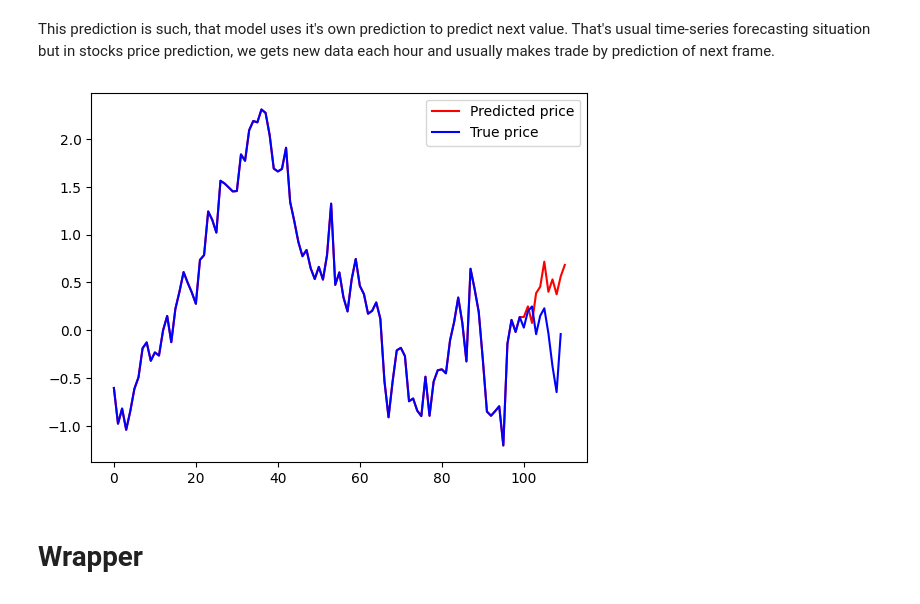
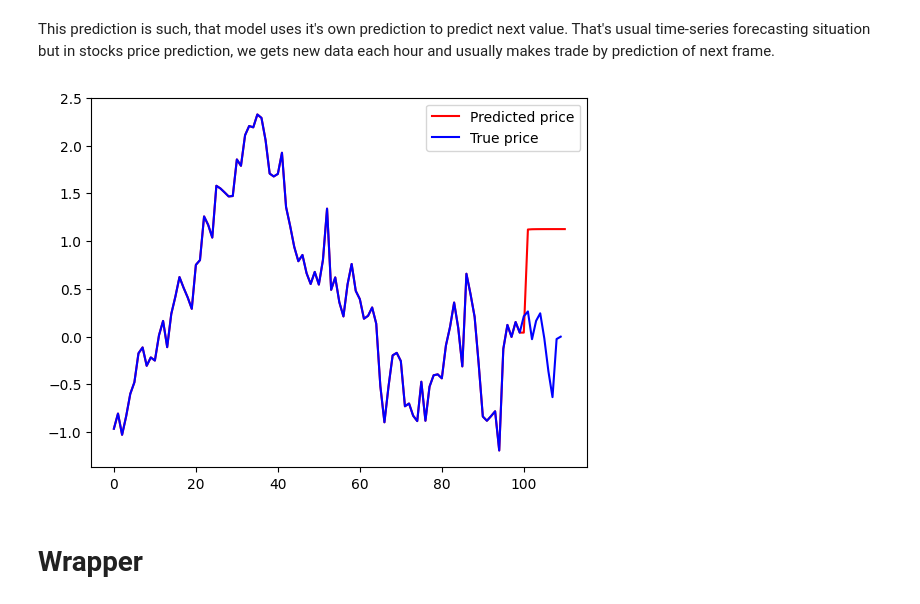
Before and after one commit to r-vvch/DMLS_2022_stocks, a Jupyter notebook: SimpleTransformer.ipynb, the cells around one changed output. Drawn from its saved outputs; the diff is of its cells as text; code cells hidden in the pictures.

Commit message:
mlflow predict finally works. Minor improvements

```diff
--- a/SimpleTransformer.ipynb
+++ b/SimpleTransformer.ipynb
@@ -433,5 +435,7 @@ mlflow.end_run()
 # %% [markdown]
 We want to predict and visualise 10 bars (frames), and compare it with genuine values.
+# %%
+model = model.eval()
 # %% [markdown]
 This prediction is such, that at each given step, model uses true data trg (second argument) instead of each predictions. That's more realistic way to use stocks data market prediction
 # %%
@@ -443,6 +447,19 @@ trg = src[-1, 3]
 src = src.unsqueeze(0).to(device=DEVICE)
 trg = trg.unsqueeze(0).unsqueeze(0).unsqueeze(0).to(device=DEVICE)
 for _ in range(1, 11):
-    pred = model.predict(src, rolling_row_target[:, :_, :])[-1, 0, 0]
+    pred = model.inner_forward(src, rolling_row_target[:, :_, :])[-1, 0, 0]
     next_item = torch.tensor([[pred]], device=DEVICE).unsqueeze(0)
     trg = torch.cat((trg, next_item), dim=1)
+
+true_y = true_y.unsqueeze(0)
+src = src.cpu()
+true_plot_arr = torch.cat((src[:, :, 3], true_y), dim=1)
+true_plot_arr = true_plot_arr[0, :]
+trg = trg[:, :, 0]
+pred_plot_arr = torch.cat((src[:, :, 3], trg.cpu()), dim=1)
+pred_plot_arr = pred_plot_arr[0, :]
+
+plt.plot(pred_plot_arr, color='red', label='Predicted price')
+plt.plot(true_plot_arr, color='blue', label='True price')
+plt.legend()
+plt.show()
@@ -449,25 +467,0 @@ for _ in range(1, 11):
-# %%
-src, trg, trg_y = next(iter(test_dataloader))
-src = src[:, -1, :]
-true_y = trg_y[-10:, -1, 3]
-rolling_row_target = trg_y[-10:, -1, 3].to(device=DEVICE).unsqueeze(-1).unsqueeze(0)
-trg = src[-1, 3]
-src = src.unsqueeze(0).to(device=DEVICE)
-trg = trg.unsqueeze(0).unsqueeze(0).unsqueeze(0).to(device=DEVICE)
-for _ in range(1, 11):
-    pred = model(src, rolling_row_target[:, :_, :])[-1, 0, 0]
-    next_item = torch.tensor([[pred]], device=DEVICE).unsqueeze(0)
-    trg = torch.cat((trg, next_item), dim=1)
-
-true_y = true_y.unsqueeze(0)
-src = src.cpu()
-true_plot_arr = torch.cat((src[:, :, 3], true_y), dim=1)
-true_plot_arr = true_plot_arr[0, :]
-trg = trg[:, :, 0]
-pred_plot_arr = torch.cat((src[:, :, 3], trg.cpu()), dim=1)
-pred_plot_arr = pred_plot_arr[0, :]
-
-plt.plot(pred_plot_arr, color='red', label='Predicted price')
-plt.plot(true_plot_arr, color='blue', label='True price')
-plt.legend()
-plt.show()
@@ -478,30 +470,30 @@ This prediction is such, that model uses it's own prediction to predict next val
 # %%
 src, trg, trg_y = next(iter(test_dataloader))
 src = src[:, -1, :]
 true_y = trg_y[-10:, -1, 3]
 trg = src[-1, 3]
 src = src.unsqueeze(0).to(device=DEVICE)
 trg = trg.unsqueeze(0).unsqueeze(0).unsqueeze(0).to(device=DEVICE)
 for _ in range(10):
-    pred = model(src, trg)[-1, 0, 0]
+    pred = model.inner_forward(src, trg)[-1, 0, 0]
     next_item = torch.tensor([[pred]], device=DEVICE).unsqueeze(0)
     trg = torch.cat((trg, next_item), dim=1)
 
 true_y = true_y.unsqueeze(0)
 src = src.cpu()
 true_plot_arr = torch.cat((src[:, :, 3], true_y), dim=1)
 true_plot_arr = true_plot_arr[0, :]
 
 trg = trg[:, :, 0]
 pred_plot_arr = torch.cat((src[:, :, 3], trg.cpu()), dim=1)
 pred_plot_arr = pred_plot_arr[0, :]
 
 plt.plot(pred_plot_arr, color='red', label='Predicted price')
 plt.plot(true_plot_arr, color='blue', label='True price')
 plt.legend()
 plt.show()
 # %% [output]
-[figure, old version]
+[figure, new version]
 # %% [markdown]
 # Wrapper
 # %%
```
Also changed, not shown: parts of 26 cells of this notebook.
